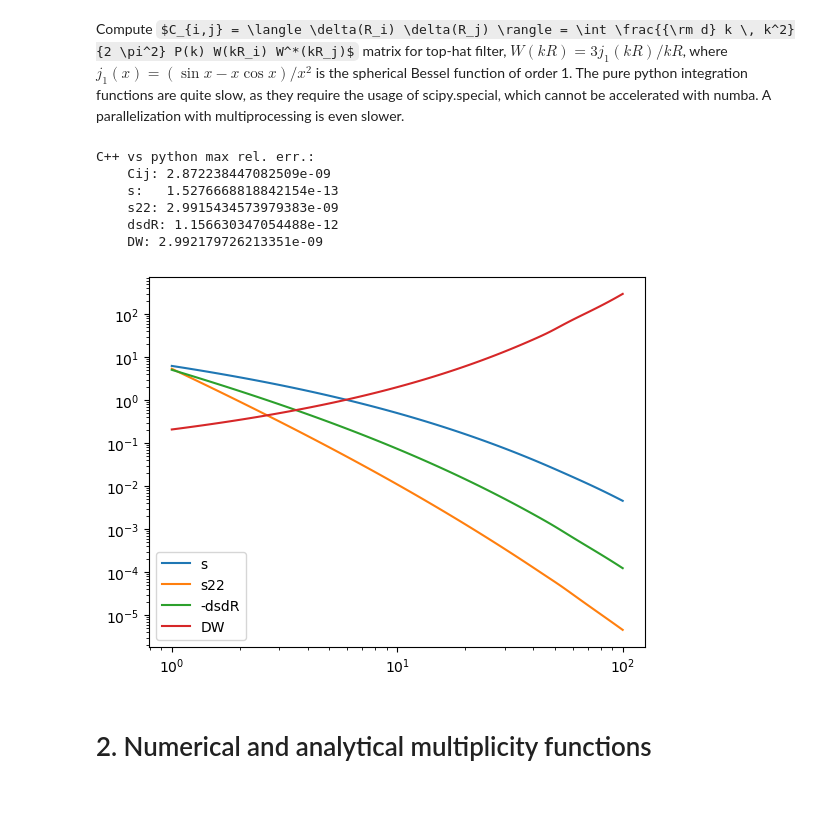
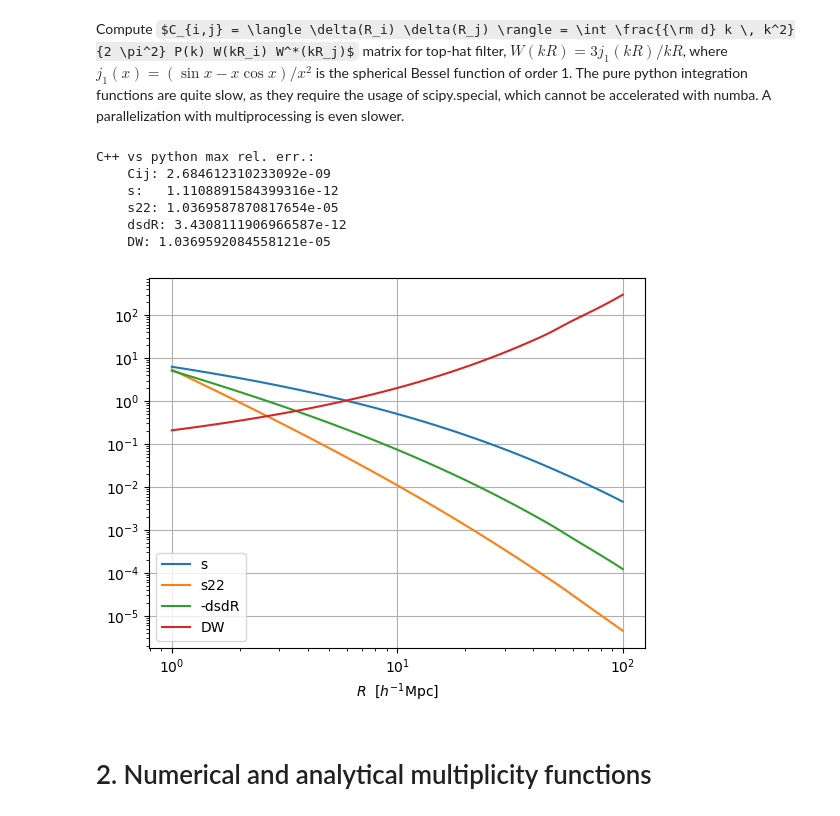
Before and after one commit to Giovanni-Verza/excursion_set_functions, a Jupyter notebook: examples/examples.ipynb, the cells around one changed output. Drawn from its saved outputs; the diff is of its cells as text; code cells hidden in the pictures; some formulas as TeX source.

```diff
--- a/examples/examples.ipynb
+++ b/examples/examples.ipynb
@@ -22,39 +22,41 @@ R = np.logspace(2,0,101) #R must be decreasing for numerical excursion-set funct
 Cij = int_py.C_ij_TopHat(Pk,k,R)
 Cij_cpp = integration.C_ij_TopHat(Pk,k,R)
 print('C++ vs python max rel. err.:\n    Cij:',np.max(np.abs(Cij/Cij_cpp-1)))
 
 # S is the diagonal of Cij
 s = int_py.sigma2_TopHat(Pk,k,R)
 s_cpp = integration.sigma2_TopHat(Pk,k,R)
 print('    s:  ',np.max(np.abs(s/s_cpp-1)))
 
 s22 = int_py.sigma2_2_TopHat_numdiff(Pk,k,R)
 s22_cpp = integration.sigma2_2_TopHat_numdiff(Pk,k,R)
 print('    s22:',np.max(np.abs(s22/s22_cpp-1)))
 
 dsdR = int_py.dSdR_TopHat(Pk,k,R)
 dsdR_cpp = integration.dSdR_TopHat(Pk,k,R)
 print('    dsdR:',np.max(np.abs(dsdR/dsdR_cpp-1)))
 
 DW = s22 / dsdR ** 2
 DW_cpp = s22_cpp / dsdR_cpp ** 2
 print('    DW:',np.max(np.abs(DW/DW_cpp-1)))
 
 plt.plot(R,s,label='s')
 plt.plot(R,s22,label='s22')
 plt.plot(R,-dsdR,label='-dsdR')
 plt.plot(R,DW,label='DW')
 plt.loglog()
+plt.grid()
+plt.xlabel('$R$  [$h^{-1}$Mpc]')
 plt.legend()
 plt.show()
 # %% [output]
 C++ vs python max rel. err.:
-    Cij: 2.872238447082509e-09
-    s:   1.5276668818842154e-13
-    s22: 2.9915434573979383e-09
-    dsdR: 1.156630347054488e-12
-    DW: 2.992179726213351e-09
+    Cij: 2.684612310233092e-09
+    s:   1.1108891584399316e-12
+    s22: 1.0369587870817654e-05
+    dsdR: 3.4308111906966587e-12
+    DW: 1.0369592084558121e-05
-[figure, old version]
+[figure, new version]
 # %% [markdown]
 # 2. Numerical and analytical multiplicity functions
 # %%
```
Also changed, not shown: parts of 3 cells of this notebook, 4 other files.
